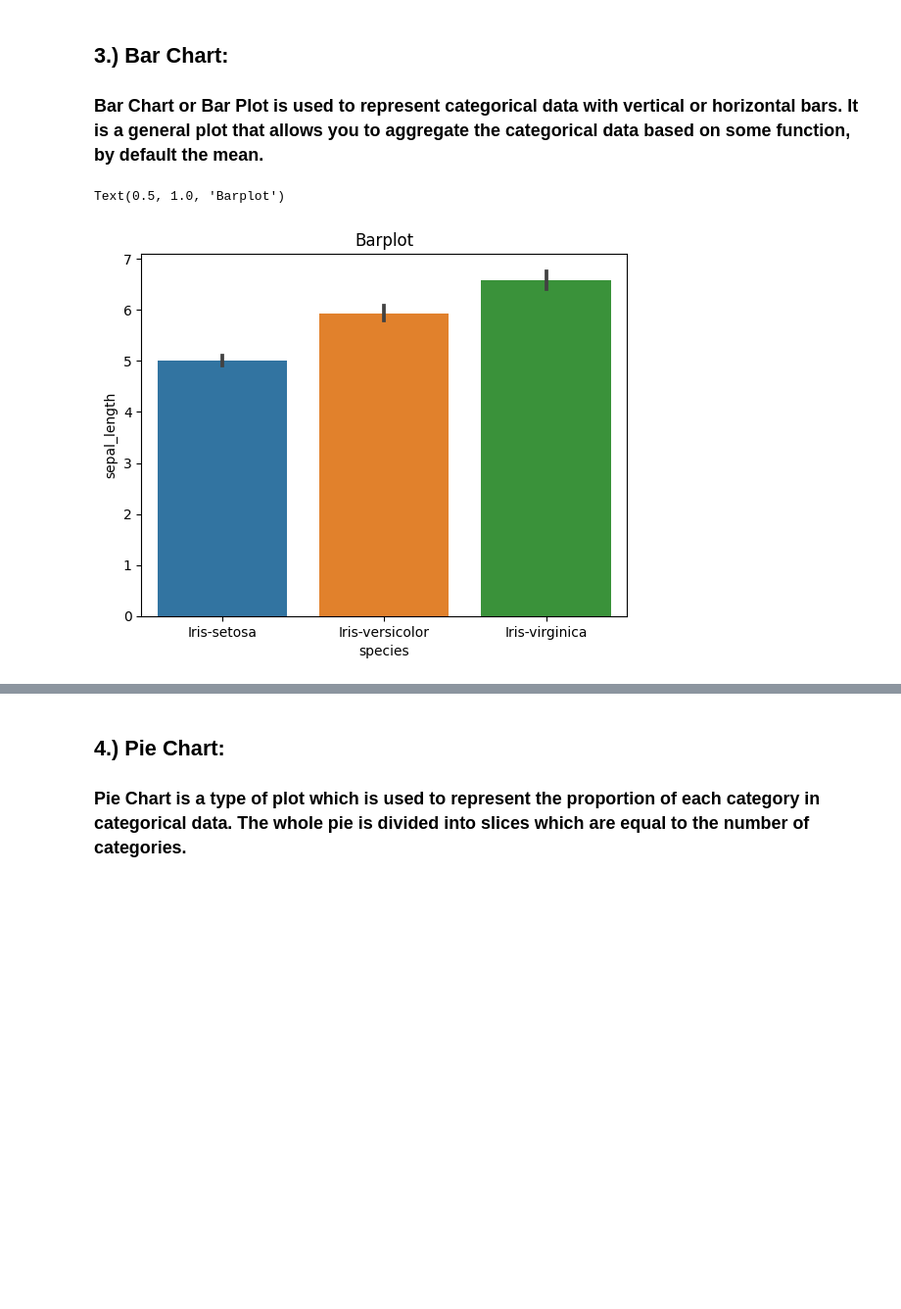
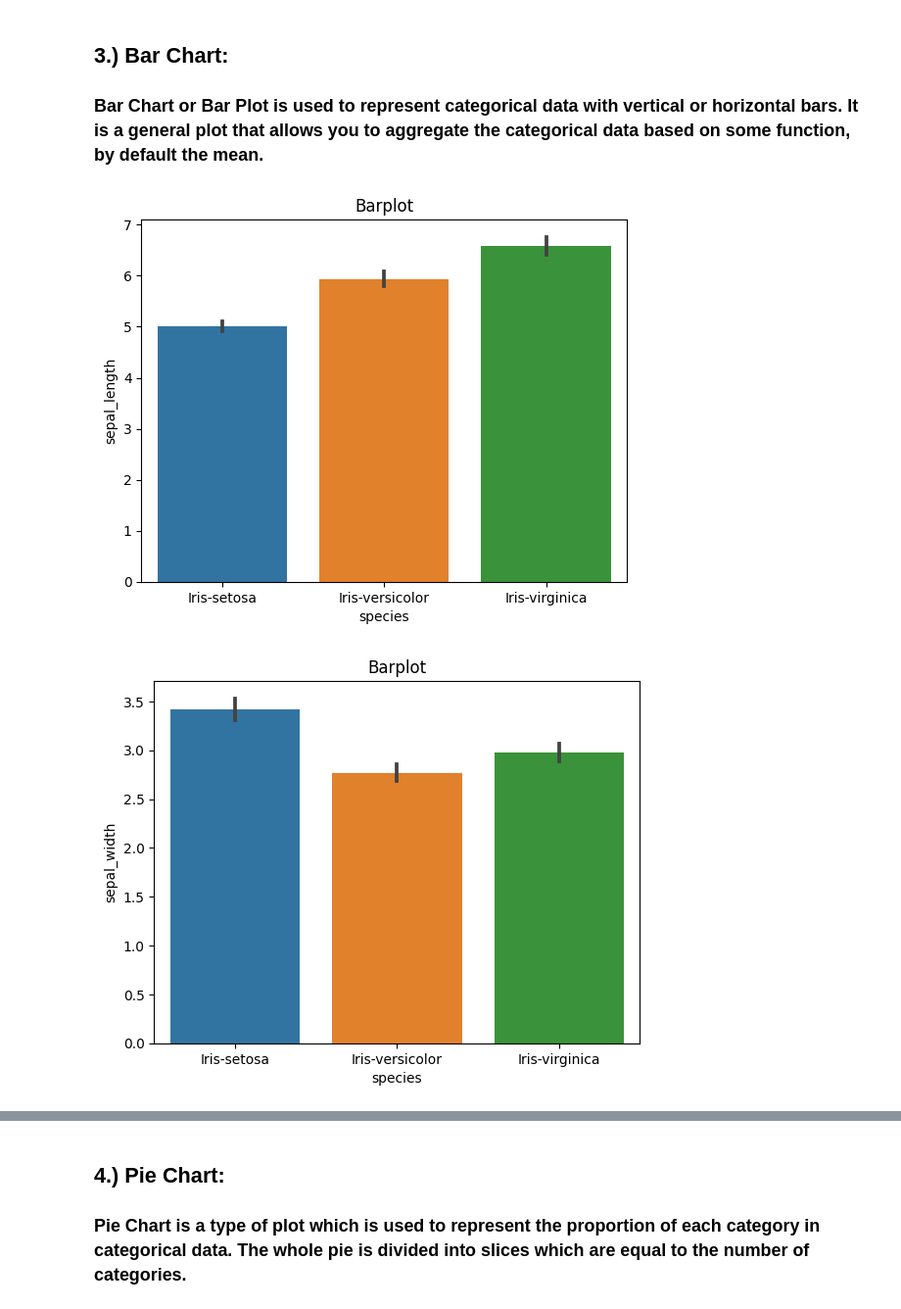
Before and after one commit to NiharSodhaparmar/M-Tech, a Jupyter notebook: Sem 2/ANN and Deep Learning/LABS/LAB 1/Iris Data Visualization.ipynb, the cells around one changed output, grey strips where cells are left out. Shown at 98% size. Saved outputs shown, nothing was run; the diff lists cells and outputs as text; code cells hidden in the pictures; blank space fills up the shorter version.

```diff
--- a/Sem 2/ANN and Deep Learning/LABS/LAB 1/Iris Data Visualization.ipynb
+++ b/Sem 2/ANN and Deep Learning/LABS/LAB 1/Iris Data Visualization.ipynb
@@ -48,8 +70,11 @@ Text(0, 0.5, 'Frequency')
 ## 3.) Bar Chart:
 ### Bar Chart or Bar Plot is used to represent categorical data with vertical or horizontal bars. It is a general plot that allows you to aggregate the categorical data based on some function, by default the mean.
 # %%
-sns.barplot(iris_data, x=iris_data["species"], y=iris_data["sepal_length"])
-plt.title("Barplot")
+for i in columns:
+    if i != "species":
+        plt.figure()
+        sns.barplot(iris_data, x=iris_data["species"], y=iris_data[i])
+        plt.title("Barplot")
 # %% [output]
-Text(0.5, 1.0, 'Barplot')
 [figure]
+[figure, added]
```
Also changed, not shown: parts of 10 cells of this notebook, 5 other files.
